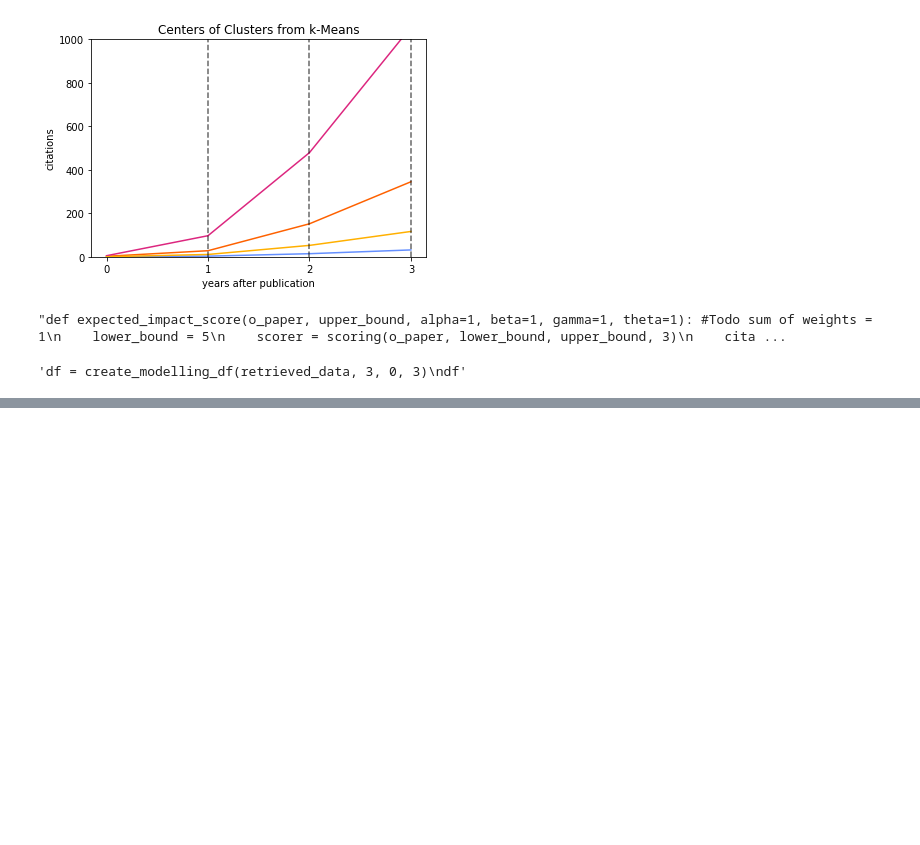
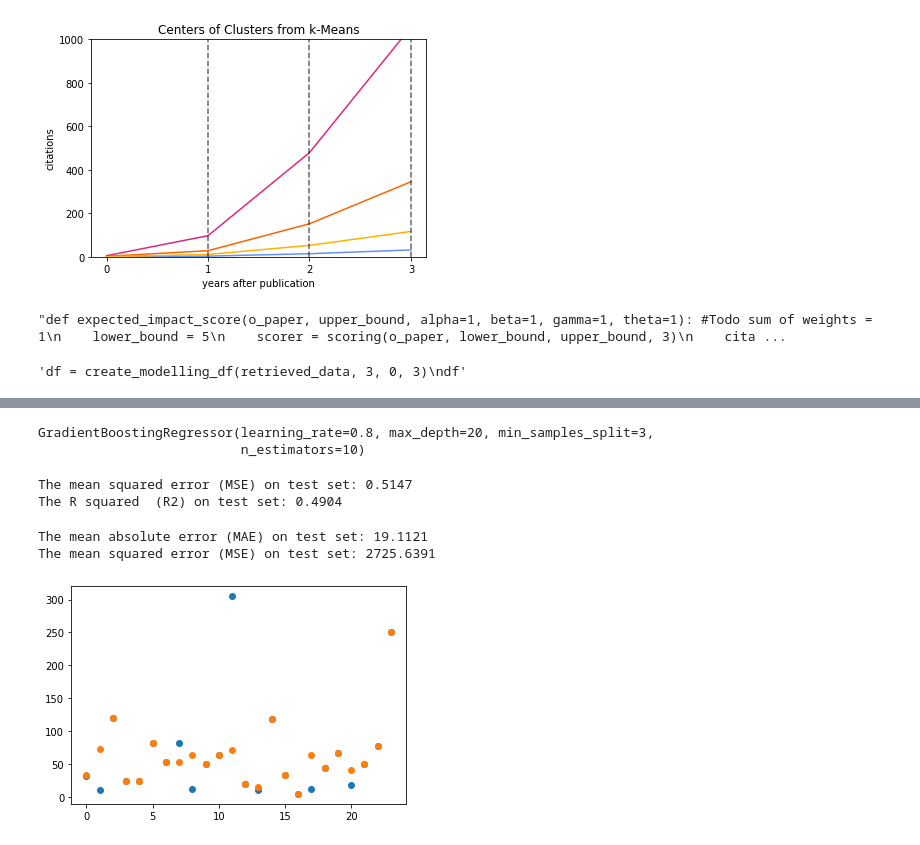
Before and after one commit to daniel-bogdoll/ad_datasets_influence, a Jupyter notebook: 5_analysis.ipynb, the cells around one changed output, grey strips where cells are left out. Saved outputs shown, nothing was run; the diff lists cells and outputs as text; code cells hidden in the pictures; blank space fills up the shorter version.

Commit message:
Influence score of papers from 2022

```diff
--- a/5_analysis.ipynb
+++ b/5_analysis.ipynb
@@ -763,0 +688,43 @@ Missing Data: 76
+# %%
+X_train, X_test, y_train, y_test = train_test_split(
+    modelling_df.drop(['citation_c'], axis=1), modelling_df['citation_c'], test_size=0.3, random_state=13
+)
+X_train, X_fin, y_train, y_fin = train_test_split(
+    X_test, y_test, test_size=0.3, random_state=13
+)
+# %%
+params = {
+    "n_estimators": 10,
+    "max_depth": 20,
+    "min_samples_split": 3,
+    "learning_rate": 0.8,
+    "loss": "squared_error",
+}
+# %%
+reg = ensemble.GradientBoostingRegressor(**params)
+reg.fit(X_train, y_train)
+# %% [output]
+GradientBoostingRegressor(learning_rate=0.8, max_depth=20, min_samples_split=3,
+                          n_estimators=10)
+# %%
+mse = mean_squared_error(y_test, reg.predict(X_test))
+print("The mean squared error (MSE) on test set: {:.4f}".format(mse))
+r2 = r2_score(y_test, reg.predict(X_test))
+print("The R squared  (R2) on test set: {:.4f}".format(r2))
+# %% [output]
+The mean squared error (MSE) on test set: 0.5147
+The R squared  (R2) on test set: 0.4904
+# %%
+
+comparison = [np.exp(y_test), np.exp(reg.predict(X_test))]
+mae = mean_absolute_error(comparison[0], comparison[1])
+print("The mean absolute error (MAE) on test set: {:.4f}".format(mae))
+mse = mean_squared_error(comparison[0], comparison[1])
+print("The mean squared error (MSE) on test set: {:.4f}".format(mse))
+plt.scatter([*range(len(y_test))], comparison[0])
+plt.scatter([*range(len(y_test))], comparison[1])
+plt.show()
+# %% [output]
+The mean absolute error (MAE) on test set: 19.1121
+The mean squared error (MSE) on test set: 2725.6391
+[figure, added]
```
Also changed, not shown: parts of 34 cells of this notebook, 2 other files.
